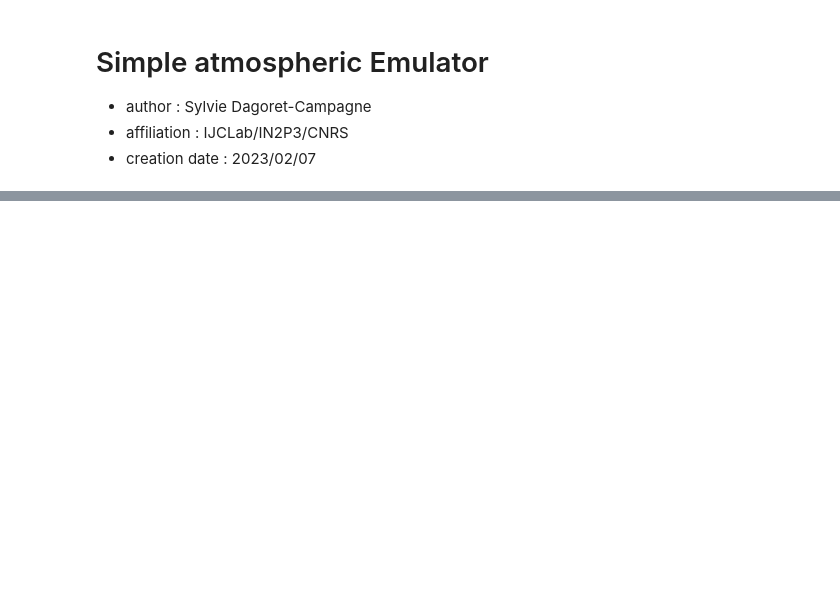
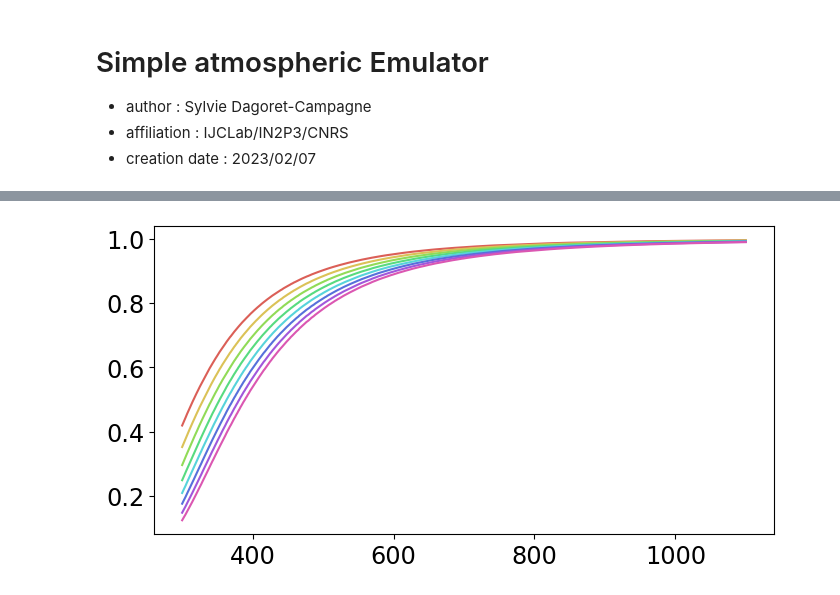
Before and after one commit to sylvielsstfr/AtmEmulator, a Jupyter notebook: SimpleEmulator/SimpleAtmosphericEmulator.ipynb, the cells around one changed output, grey strips where cells are left out. Saved outputs shown, nothing was run; the diff lists cells and outputs as text; code cells hidden in the pictures; blank space fills up the shorter version.

```diff
--- a/SimpleEmulator/SimpleAtmosphericEmulator.ipynb
+++ b/SimpleEmulator/SimpleAtmosphericEmulator.ipynb
@@ -70,7 +83,7 @@ class SimpleAtmEmulator:
         self.func_rayleigh_train = RegularGridInterpolator((self.WL,self.AIRMASS),self.data_rayleigh_training)
         self.func_O2abs_train = RegularGridInterpolator((self.WL,self.AIRMASS),self.data_O2abs_training)
         self.func_PWVabs_train = RegularGridInterpolator((self.WL,self.AIRMASS,self.PWV),self.data_PWVabs_training)
-        self._OZabs_train = RegularGridInterpolator((self.WL,self.AIRMASS,self.OZ),self.data_OZabs_training)
+        self.func_OZabs_train = RegularGridInterpolator((self.WL,self.AIRMASS,self.OZ),self.data_OZabs_training)
 
 
 
@@ -116,3 +129,26 @@ class SimpleAtmEmulator:
         filename=os.path.join(self.path,self.fn_OZabs_test)
         with open(filename, 'rb') as f:
             self.data_OZabs_test=np.load(f)
+
+
+    def GetWL(self):
+        return self.WL
+
+    def GetRayleighTransparencyArray(self,wl,am):
+        pts = [ np.array([the_wl,am])   for the_wl in wl]
+        return self.func_rayleigh_train(pts)
+
+
+    def GetO2absTransparencyArray(self,wl,am):
+        pts = [ np.array([the_wl,am])   for the_wl in wl]
+        return self.func_O2abs_train(pts)
+
+
+    def GetPWVabsTransparencyArray(self,wl,am,pwv):
+        pts = [ np.array([the_wl,am,pwv])   for the_wl in wl]
+        return self.func_PWVabs_train(pts)
+
+
+    def GetOZabsTransparencyArray(self,wl,am,oz):
+        pts = [ np.array([the_wl,am,oz])   for the_wl in wl]
+        return self.func_OZabs_train(pts)
@@ -120,0 +184,7 @@ emul = SimpleAtmEmulator()
+# %%
+for idx,am in enumerate(airmasses):
+
+    transm = emul.GetRayleighTransparencyArray(WL,am)
+    plt.plot(WL,transm,color=hls_colors[idx])
+# %% [output]
+[figure, added]
```
Also changed, not shown: parts of 13 cells of this notebook.
